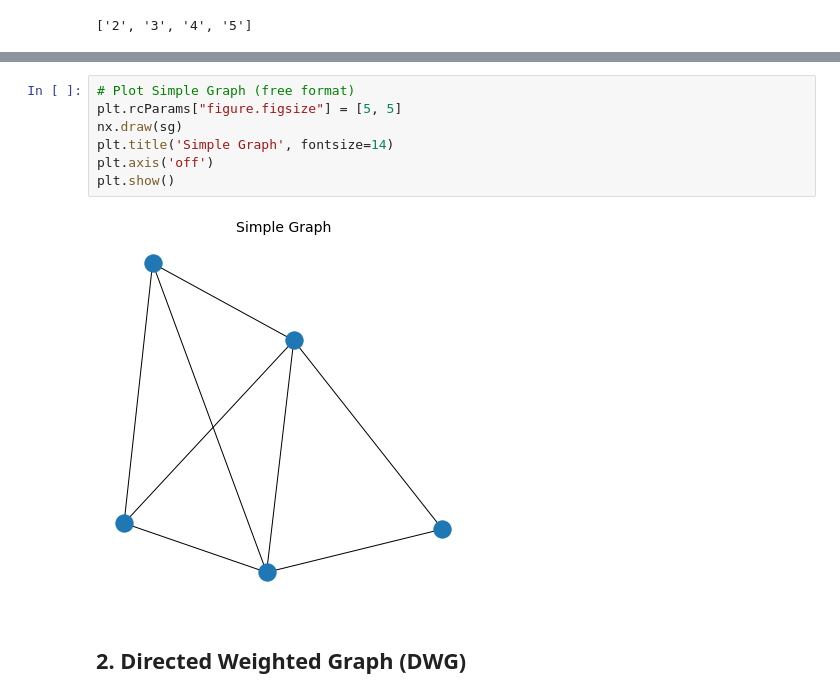
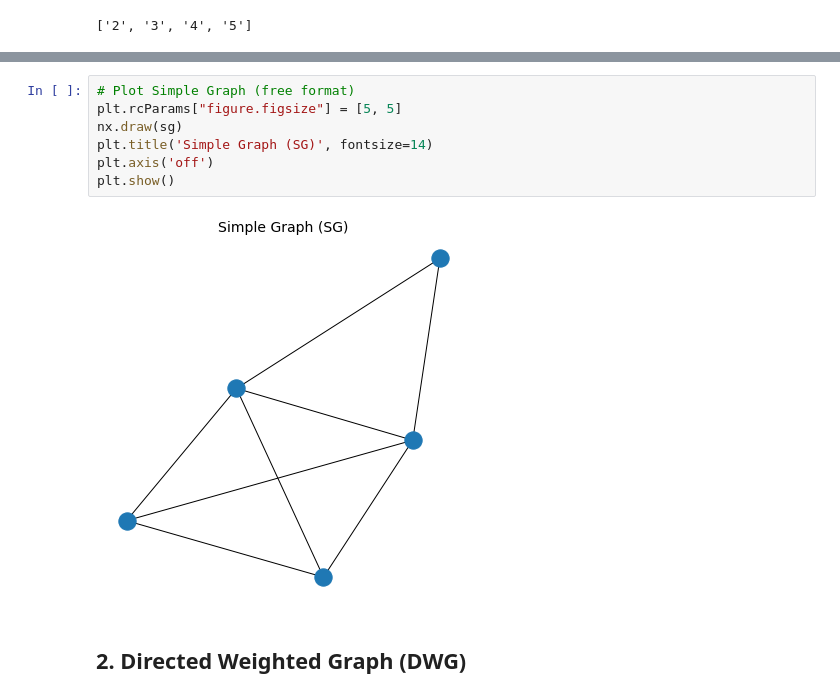
Before and after one commit to ansegura7/Algorithms, a Jupyter notebook: graphs/Graphs.ipynb, the cells around one changed output, grey strips where cells are left out. Saved outputs shown, nothing was run; the diff lists cells and outputs as text.

```diff
--- a/graphs/Graphs.ipynb
+++ b/graphs/Graphs.ipynb
@@ -51,12 +53,12 @@ pos
 # %%
 # Plot Simple Graph (free format)
 plt.rcParams["figure.figsize"] = [5, 5]
 nx.draw(sg)
-plt.title('Simple Graph', fontsize=14)
+plt.title('Simple Graph (SG)', fontsize=14)
 plt.axis('off')
 plt.show()
 # %% [output]
-[figure, old version]
+[figure, new version]
 # %% [markdown]
  ## 2. Directed Weighted Graph (DWG)
 # %%
```
Also changed, not shown: parts of 8 cells of this notebook, 1 other file.
